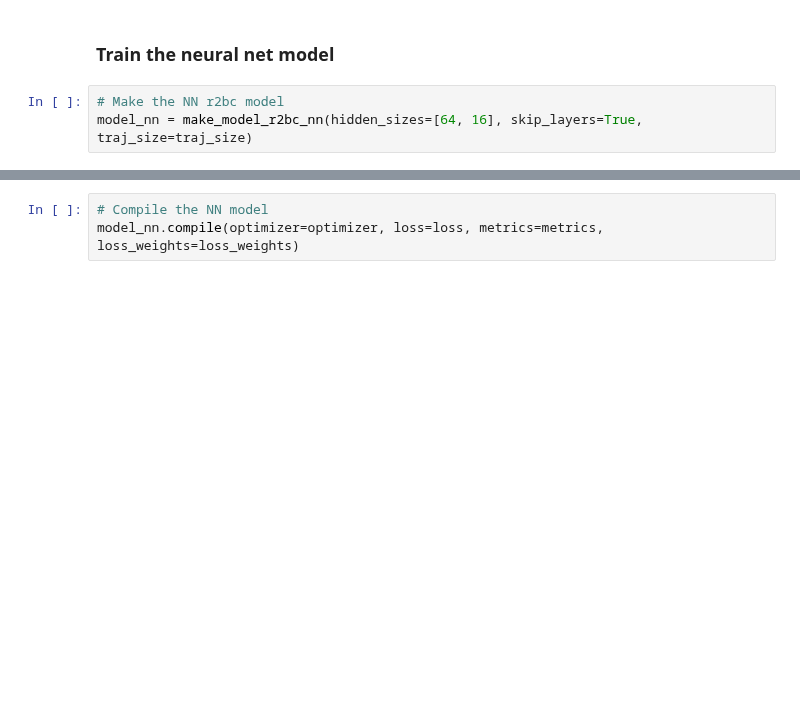
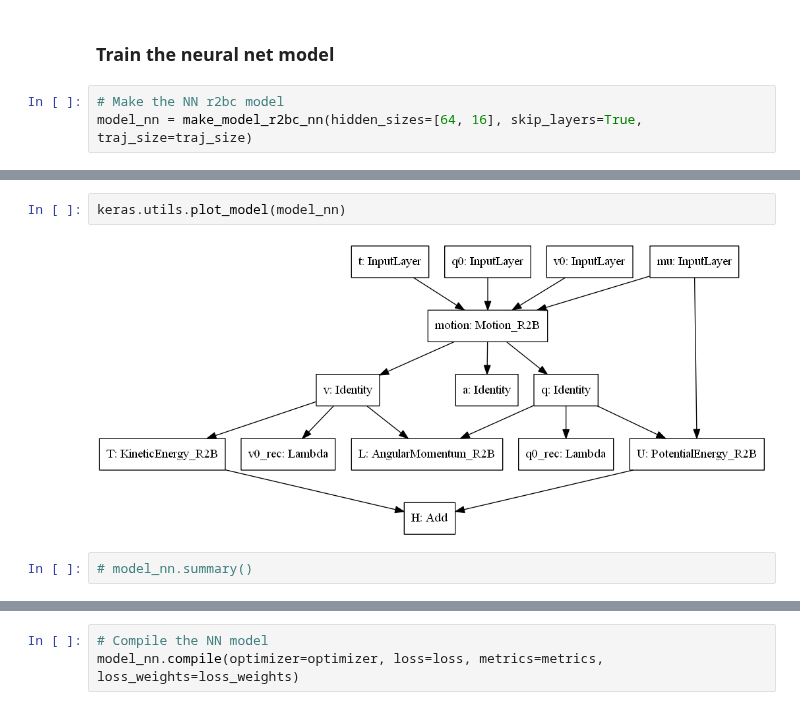
Before and after one commit to memanuel/IACS-n-body, a Jupyter notebook: src/two-body-restricted.ipynb, the cells around one changed output, grey strips where cells are left out. Cells and saved outputs as stored; diff of their text form; blank space fills up the shorter version.

```diff
--- a/src/two-body-restricted.ipynb
+++ b/src/two-body-restricted.ipynb
@@ -458,0 +417,6 @@ class EnergyError(keras.metrics.Metric):
+# %%
+keras.utils.plot_model(model_nn)
+# %% [output]
+[figure, added]
+# %%
+# model_nn.summary()
```
Also changed, not shown: parts of 14 cells of this notebook, 2 other files.
